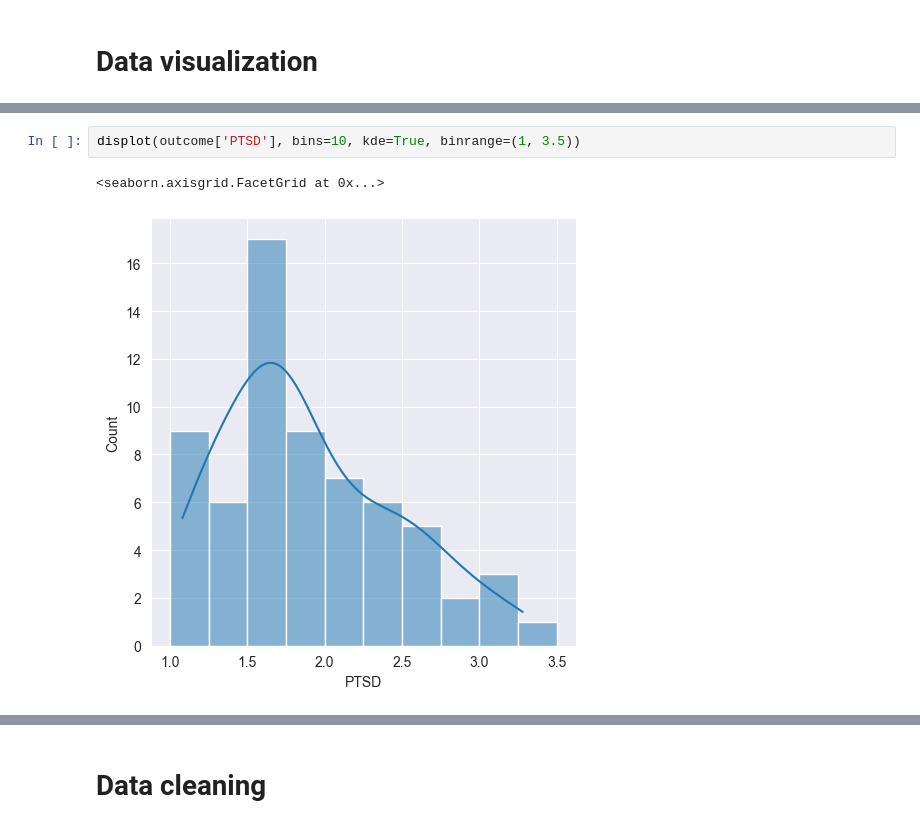
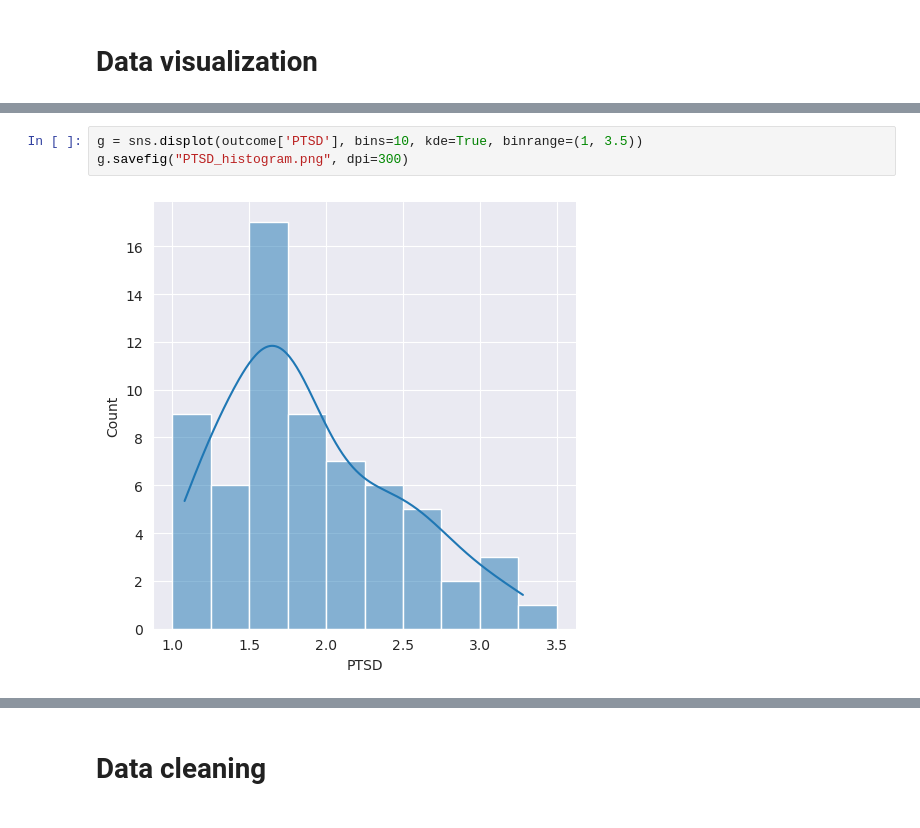
Before and after one commit to DimitriBolt/PTSD, a Jupyter notebook: PTSD~DailyStressors.ipynb, the cells around one changed output, grey strips where cells are left out. Cells and saved outputs as stored; diff of their text form.

```diff
--- a/PTSD~DailyStressors.ipynb
+++ b/PTSD~DailyStressors.ipynb
@@ -83,8 +84,8 @@ bar_label(bars)
 # %%
-displot(outcome['PTSD'], bins=10, kde=True, binrange=(1, 3.5))
+g = sns.displot(outcome['PTSD'], bins=10, kde=True, binrange=(1, 3.5))
+g.savefig("PTSD_histogram.png", dpi=300)
 # %% [output]
-<seaborn.axisgrid.FacetGrid at 0x...>
-[figure, old version]
+[figure, new version]
 # %%
 figure(figsize=(31, 31))
 heatmap(predictors.corr(), annot=True, fmt='.1f', cmap=color_palette("coolwarm"), vmin=-1, vmax=1)
```
Also changed, not shown: parts of 9 cells of this notebook, 8 other files.
